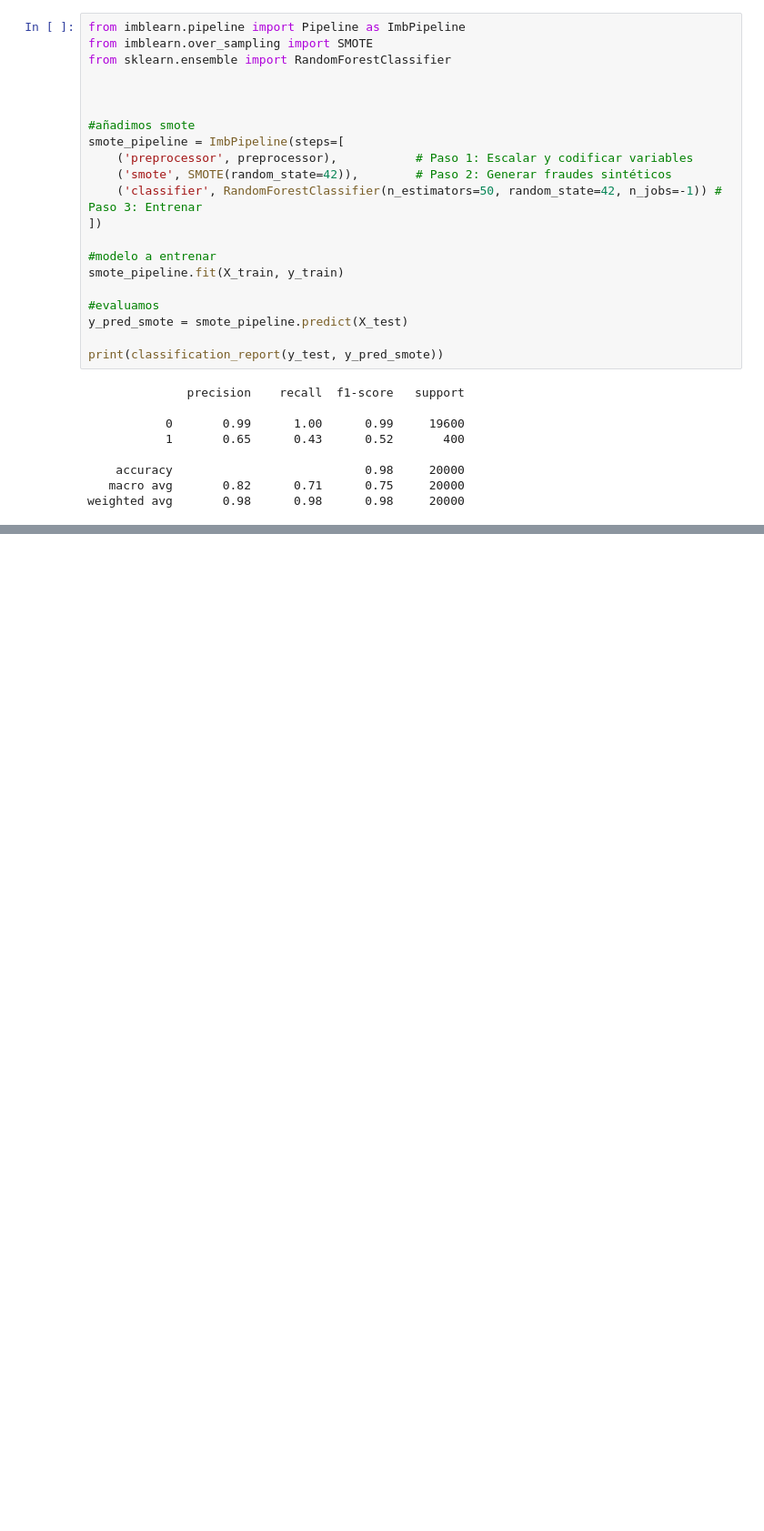
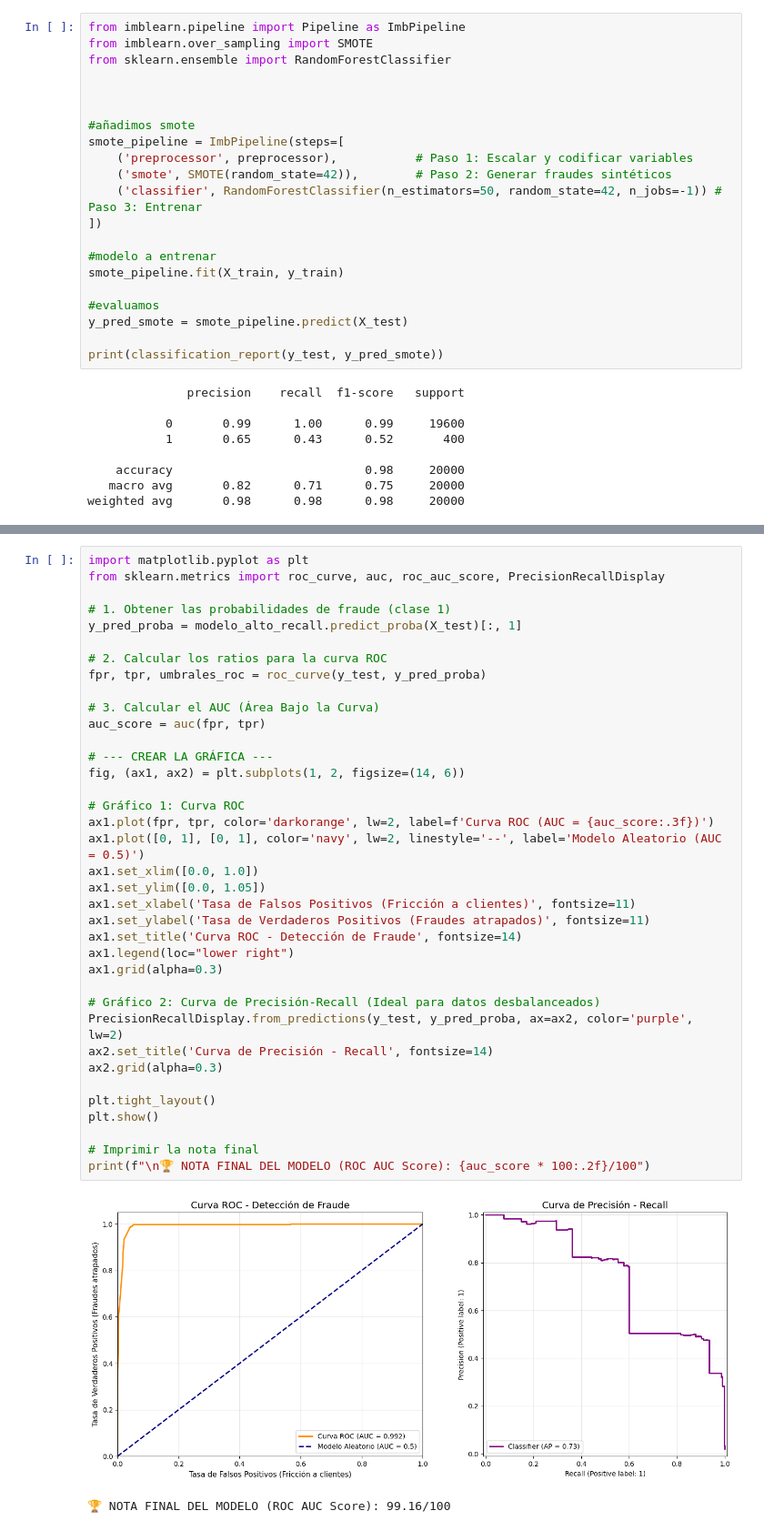
Before and after one commit to danilaviaart-lgtm/novapay_group3, a Jupyter notebook: notebooks/ml_dani.ipynb, the cells around one changed output, grey strips where cells are left out. Shown at 91% size. Saved outputs shown, nothing was run; the diff lists cells and outputs as text; blank space fills up the shorter version.

```diff
--- a/notebooks/ml_dani.ipynb
+++ b/notebooks/ml_dani.ipynb
@@ -114,0 +290,40 @@ weighted avg       0.98      0.98      0.98     20000
+# %%
+import matplotlib.pyplot as plt
+from sklearn.metrics import roc_curve, auc, roc_auc_score, PrecisionRecallDisplay
+
+# 1. Obtener las probabilidades de fraude (clase 1)
+y_pred_proba = modelo_alto_recall.predict_proba(X_test)[:, 1]
+
+# 2. Calcular los ratios para la curva ROC
+fpr, tpr, umbrales_roc = roc_curve(y_test, y_pred_proba)
+
+# 3. Calcular el AUC (Área Bajo la Curva)
+auc_score = auc(fpr, tpr)
+
+# --- CREAR LA GRÁFICA ---
+fig, (ax1, ax2) = plt.subplots(1, 2, figsize=(14, 6))
+
+# Gráfico 1: Curva ROC
+ax1.plot(fpr, tpr, color='darkorange', lw=2, label=f'Curva ROC (AUC = {auc_score:.3f})')
+ax1.plot([0, 1], [0, 1], color='navy', lw=2, linestyle='--', label='Modelo Aleatorio (AUC = 0.5)')
+ax1.set_xlim([0.0, 1.0])
+ax1.set_ylim([0.0, 1.05])
+ax1.set_xlabel('Tasa de Falsos Positivos (Fricción a clientes)', fontsize=11)
+ax1.set_ylabel('Tasa de Verdaderos Positivos (Fraudes atrapados)', fontsize=11)
+ax1.set_title('Curva ROC - Detección de Fraude', fontsize=14)
+ax1.legend(loc="lower right")
+ax1.grid(alpha=0.3)
+
+# Gráfico 2: Curva de Precisión-Recall (Ideal para datos desbalanceados)
+PrecisionRecallDisplay.from_predictions(y_test, y_pred_proba, ax=ax2, color='purple', lw=2)
+ax2.set_title('Curva de Precisión - Recall', fontsize=14)
+ax2.grid(alpha=0.3)
+
+plt.tight_layout()
+plt.show()
+
+# Imprimir la nota final
+print(f"\n🏆 NOTA FINAL DEL MODELO (ROC AUC Score): {auc_score * 100:.2f}/100")
+# %% [output]
+[figure, added]
+🏆 NOTA FINAL DEL MODELO (ROC AUC Score): 99.16/100
```
Also changed, not shown: parts of 5 cells of this notebook, 8 other files.
